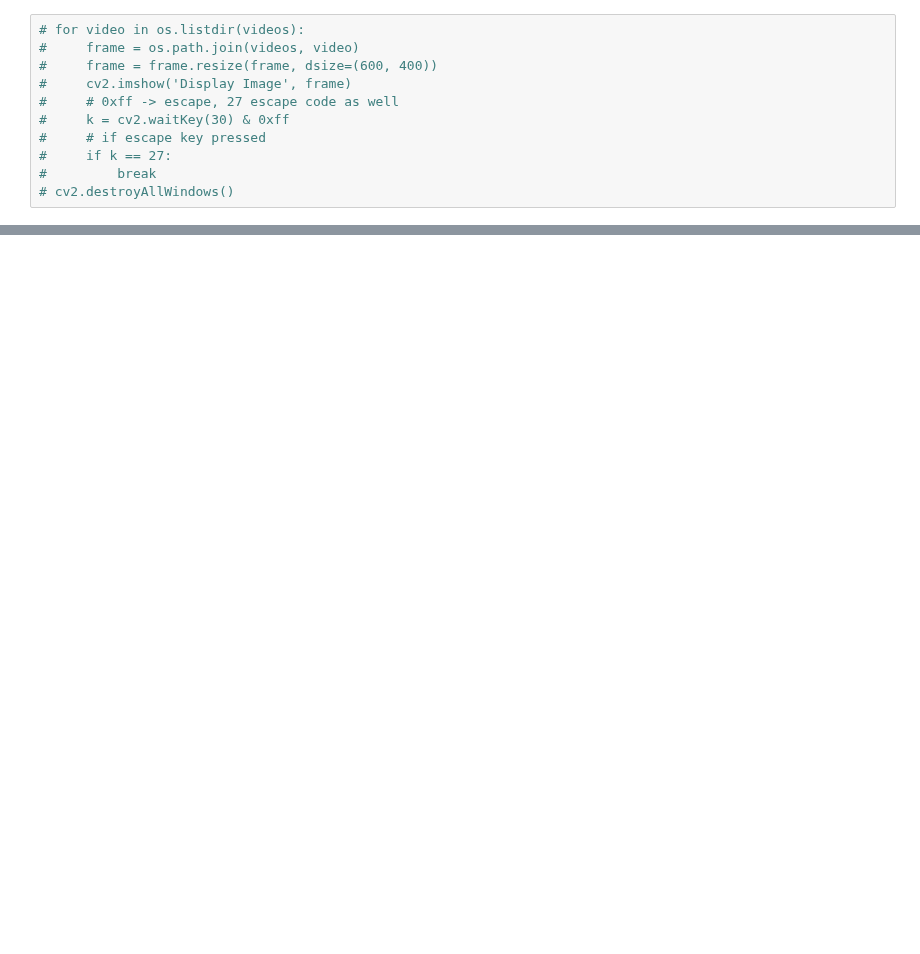
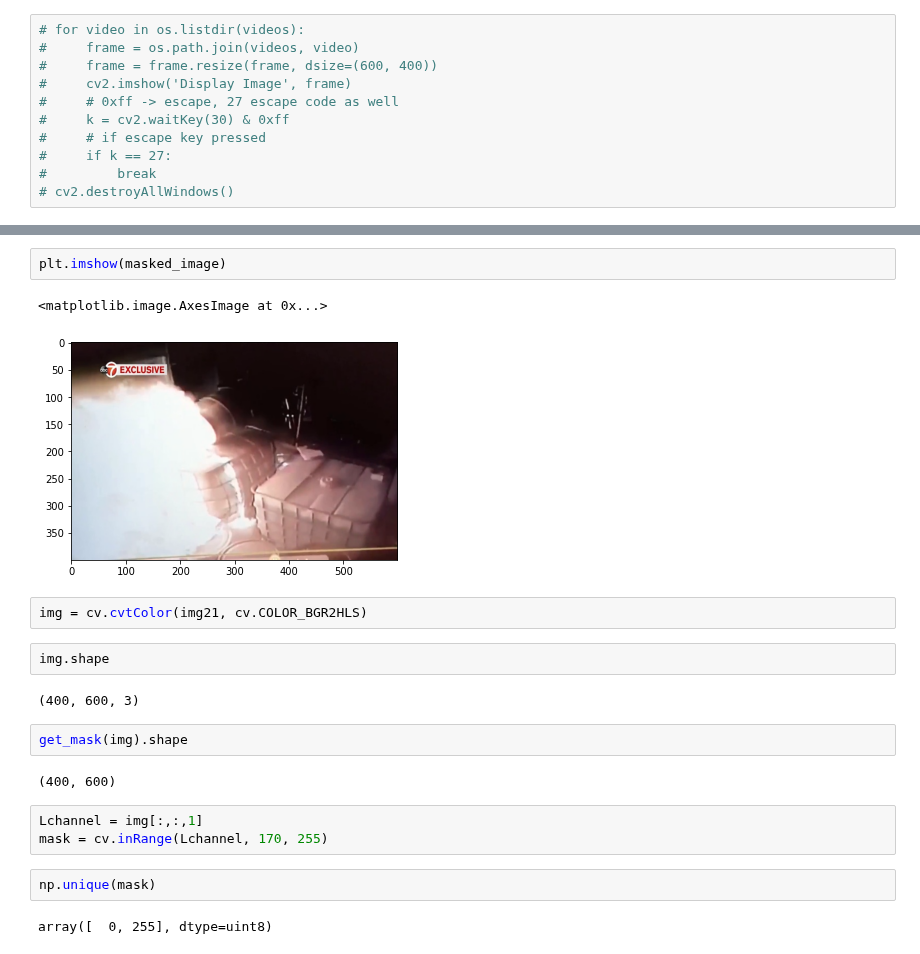
Before and after one commit to dream-team-nadia-woody/epilator, a Jupyter notebook: video_to_frame.ipynb, the cells around one changed output, grey strips where cells are left out. Cells and saved outputs as stored; diff of their text form; blank space fills up the shorter version.

```diff
--- a/video_to_frame.ipynb
+++ b/video_to_frame.ipynb
@@ -51,0 +146,22 @@ videos = 'videos/'
+# %%
+plt.imshow(masked_image)
+# %% [output]
+<matplotlib.image.AxesImage at 0x...>
+[figure, added]
+# %%
+img = cv.cvtColor(img21, cv.COLOR_BGR2HLS)
+# %%
+img.shape
+# %% [output]
+(400, 600, 3)
+# %%
+get_mask(img).shape
+# %% [output]
+(400, 600)
+# %%
+Lchannel = img[:,:,1]
+mask = cv.inRange(Lchannel, 170, 255)
+# %%
+np.unique(mask)
+# %% [output]
+array([  0, 255], dtype=uint8)
```
Also changed, not shown: parts of 69 cells of this notebook, 2 other files.
